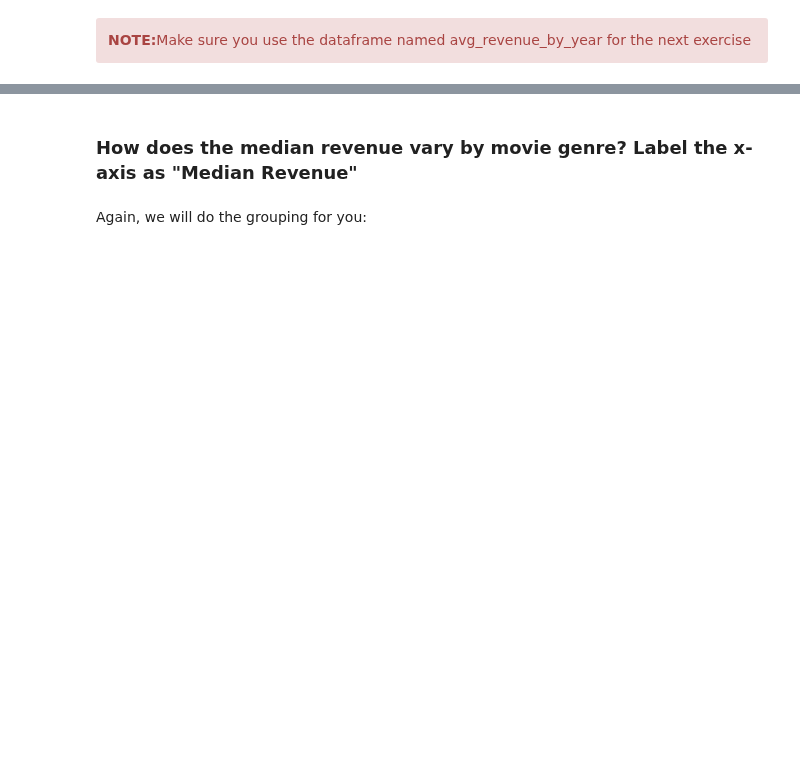
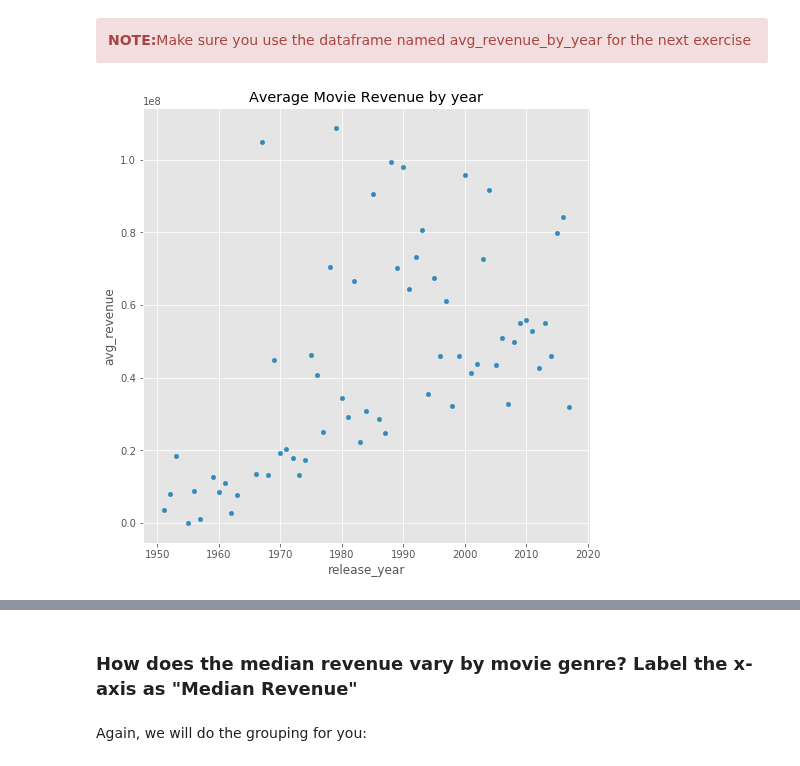
Before and after one commit to MafaldaPaco/batch3-workspace, a Jupyter notebook: S01/SLU03 - Visualization with Pandas and Matplotlib/Exercise notebook.ipynb, the cells around one changed output, grey strips where cells are left out. Drawn from its saved outputs; the diff is of its cells as text; code cells hidden in the pictures; blank space fills up the shorter version.

```diff
--- a/S01/SLU03 - Visualization with Pandas and Matplotlib/Exercise notebook.ipynb
+++ b/S01/SLU03 - Visualization with Pandas and Matplotlib/Exercise notebook.ipynb
@@ -129,8 +140,11 @@ avg_revenue_by_year.head()
 </div>
 # %%
 # YOUR CODE HERE
-raise NotImplementedError()
+avg_revenue_by_year.plot.scatter(x="release_year", y="avg_revenue")
+plt.title("Average Movie Revenue by year")
 axis = plt.gca();
+# %% [output]
+[figure, added]
 # %%
 pc = PlotChecker(axis)
 np.testing.assert_equal(get_data(pc), sorted(movies[movies.runtime.notnull()].release_year.unique()))
```
Also changed, not shown: parts of 13 cells of this notebook.
